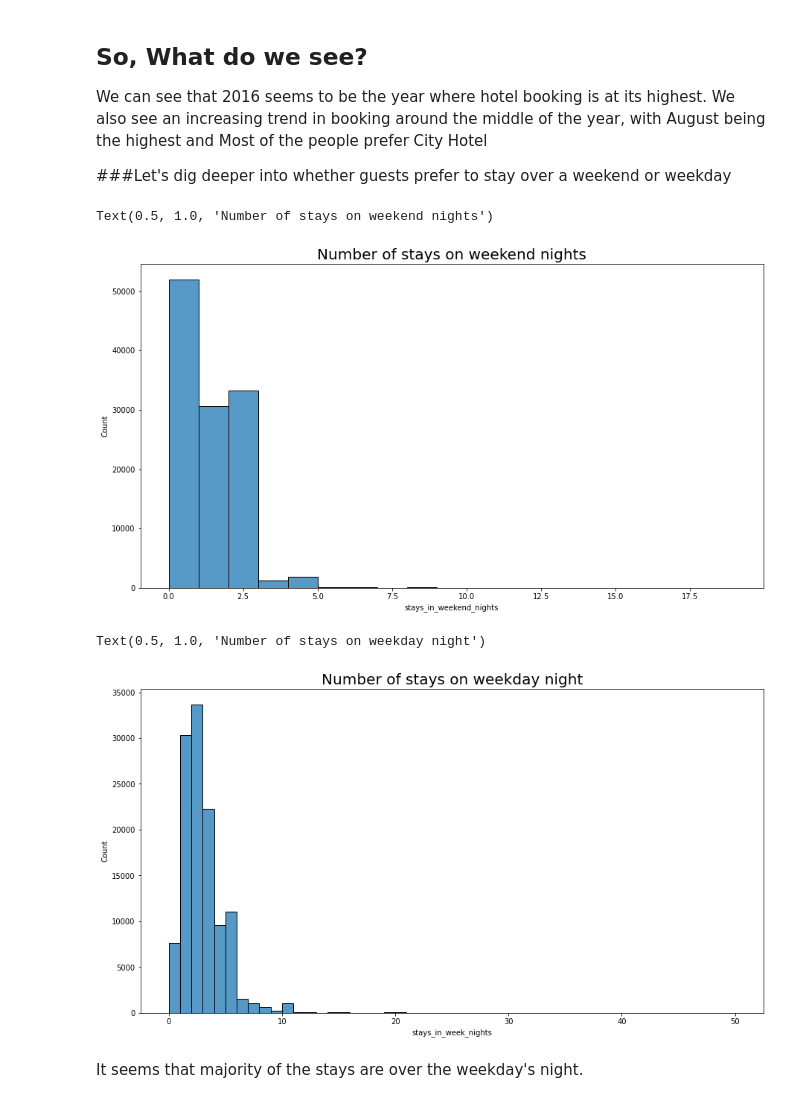
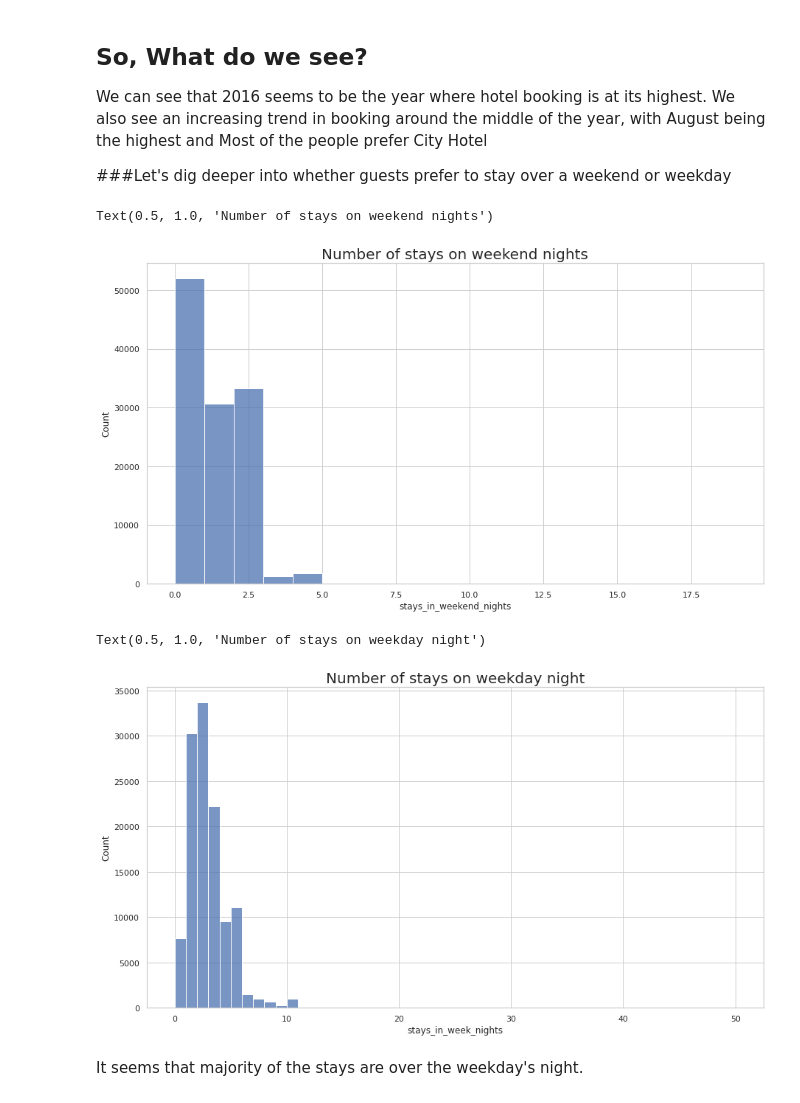
Before and after one commit to Aayushi-Sharma24/EDA-Hotel-Booking-Analysis, a Jupyter notebook: Aayushi_Sharma_Hotel_Booking_Analysis_Capstone_Project.ipynb, the cells around one changed output. Drawn from its saved outputs; the diff is of its cells as text; code cells hidden in the pictures.

```diff
--- a/Aayushi_Sharma_Hotel_Booking_Analysis_Capstone_Project.ipynb
+++ b/Aayushi_Sharma_Hotel_Booking_Analysis_Capstone_Project.ipynb
@@ -438,18 +438,20 @@ We can see that 2016 seems to be the year where hotel booking is at its highest.
 # Enlarging figure size
 plt.figure(figsize=(15,8))
 # plotting data using histplot
+sns.set_theme(style="whitegrid")
 sns.histplot(data = df, x = 'stays_in_weekend_nights',binwidth=1).set_title('Number of stays on weekend nights', fontsize = 20)
 # %% [output]
 Text(0.5, 1.0, 'Number of stays on weekend nights')
-[figure, old version]
+[figure, new version]
 # %%
 # Enlarging figure size
 plt.figure(figsize=(15,8))
 # plotting data using histplot
+sns.set_theme(style="whitegrid")
 sns.histplot(data = df, x = 'stays_in_week_nights', binwidth=1).set_title('Number of stays on weekday night' , fontsize = 20)
 # %% [output]
 Text(0.5, 1.0, 'Number of stays on weekday night')
-[figure, old version]
+[figure, new version]
 # %% [markdown]
 It seems that majority of the stays are over the weekday's night.
 # %% [markdown]
```
Also changed, not shown: parts of 23 cells of this notebook.
